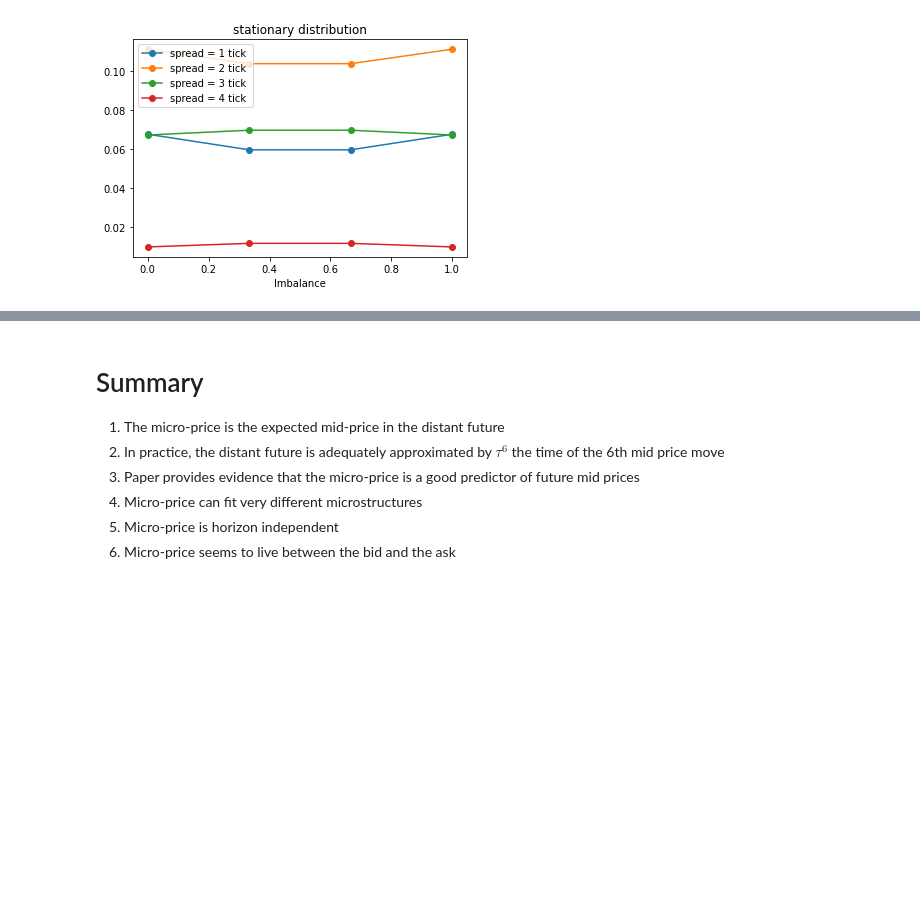
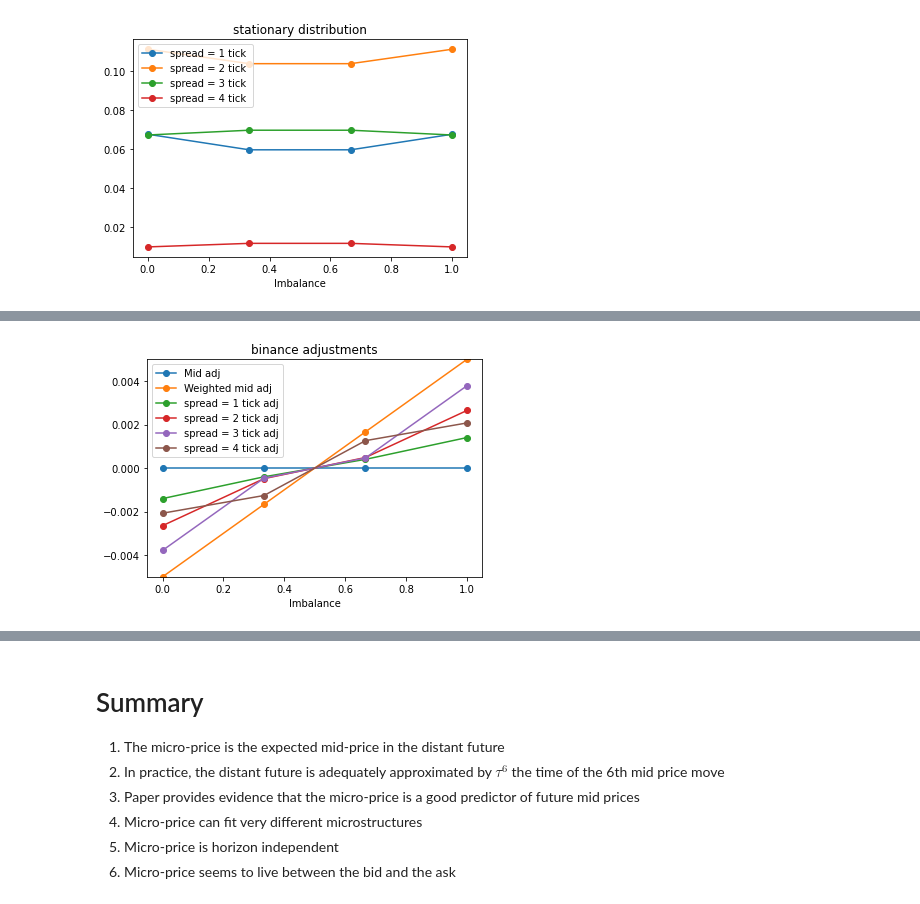
Before and after one commit to trading-analysis/microprice, a Jupyter notebook: Microprice - Big Data Conference.ipynb, the cells around one changed output, grey strips where cells are left out. Cells and saved outputs as stored; diff of their text form; code cells hidden in the pictures; blank space fills up the shorter version.

```diff
--- a/Microprice - Big Data Conference.ipynb
+++ b/Microprice - Big Data Conference.ipynb
@@ -376,0 +353,10 @@ Text(0.5, 0, 'Imbalance')
+# %%
+n_imb=4
+n_spread=4
+dt=2
+data=get_df('binance')
+ticker='binance'
+pd.set_option('mode.chained_assignment', None)
+import warnings
+warnings.simplefilter(action='ignore', category=UserWarning)
+T,ticksize=prep_data_sym(data,n_imb,dt,n_spread)
@@ -376,0 +378,6 @@ Text(0.5, 0, 'Imbalance')
+# %%
+imb=np.linspace(0,1,n_imb)
+G1,B,Q,Q2,R1,R2,K=estimate(T)
+G6=plot_Gstar(ticker,G1,B,T)
+# %% [output]
+[figure, added]
```
Also changed, not shown: parts of 14 cells of this notebook.
